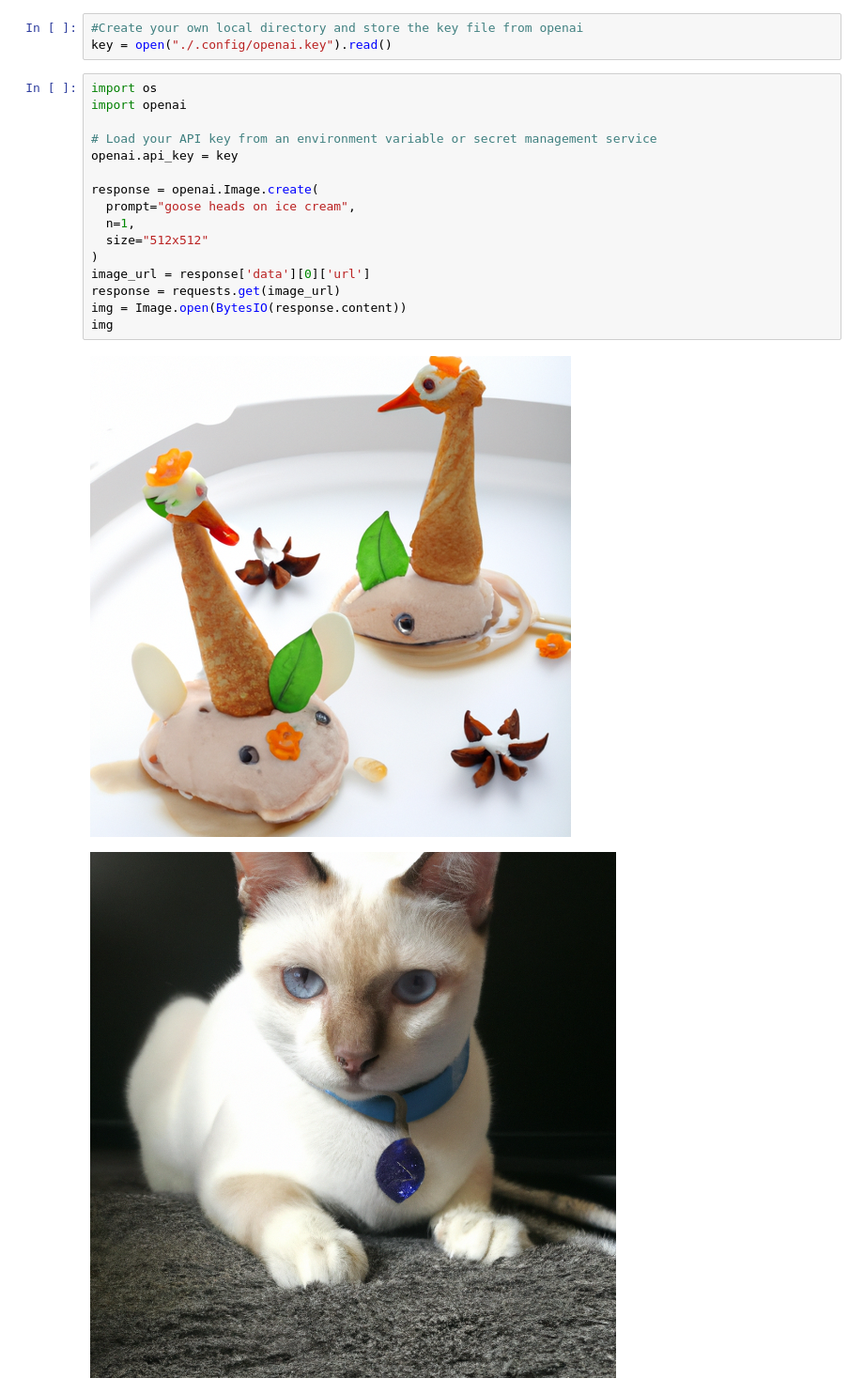
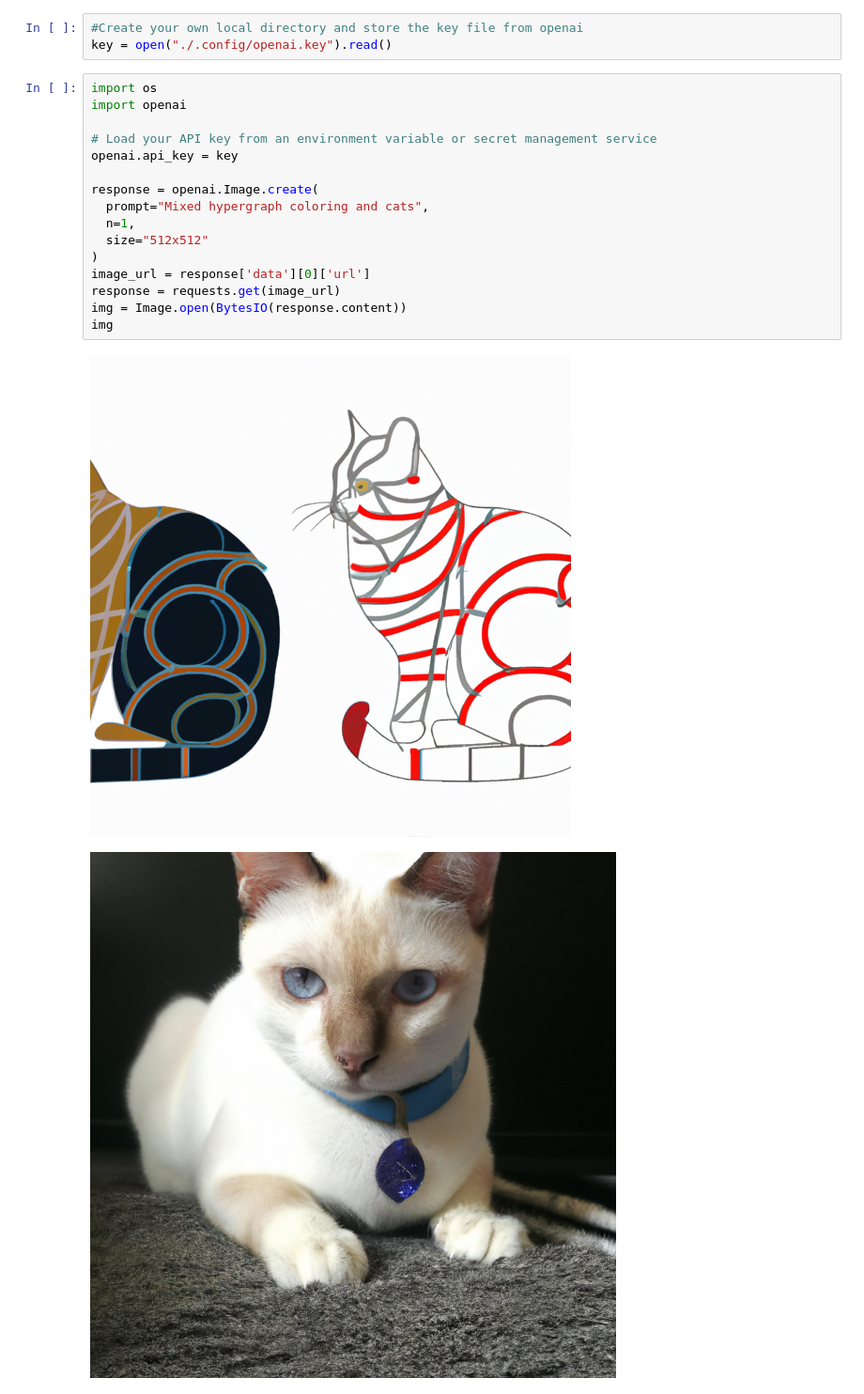
Before and after one commit to thedanindanger/yaads-examples, a Jupyter notebook: imageGeneration/imageGen.ipynb, the cells around one changed output. Shown at 94% size. Cells and saved outputs as stored; diff of their text form.

```diff
--- a/imageGeneration/imageGen.ipynb
+++ b/imageGeneration/imageGen.ipynb
@@ -9,21 +9,21 @@ key = open("./.config/openai.key").read()
 # %%
 import os
 import openai
 
 # Load your API key from an environment variable or secret management service
 openai.api_key = key
 
 response = openai.Image.create(
-  prompt="goose heads on ice cream",
+  prompt="Mixed hypergraph coloring and cats",
   n=1,
   size="512x512"
 )
 image_url = response['data'][0]['url']
 response = requests.get(image_url)
 img = Image.open(BytesIO(response.content))
 img
 # %% [output]
-[figure, old version]
+[figure, new version]
 # %%
 # %% [output]
 [figure]
```
Also changed, not shown: 4 other files.
